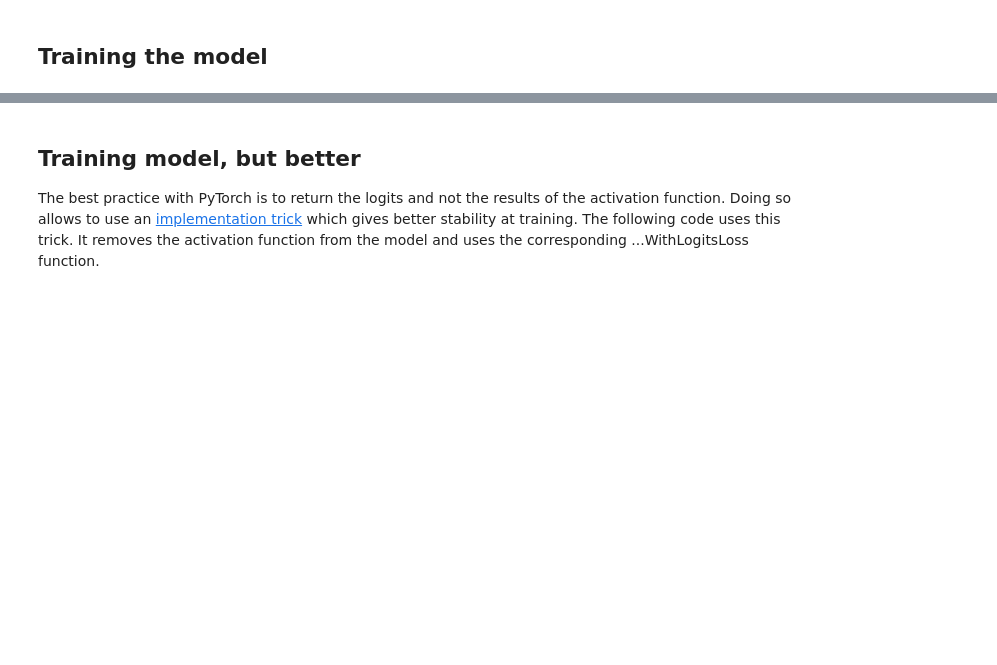
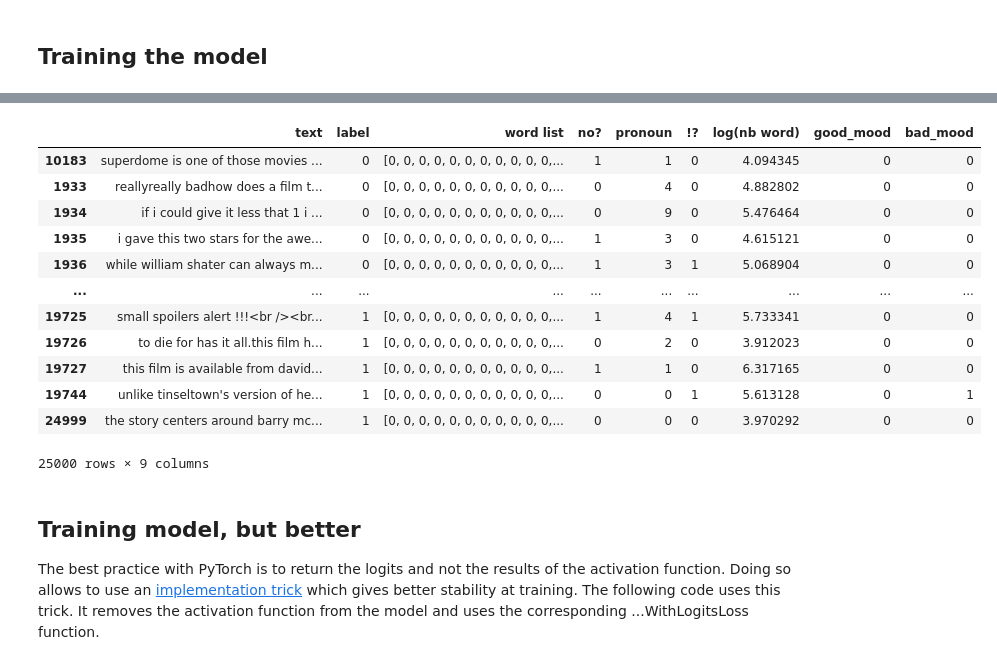
Before and after one commit to meliioko/nlp_tp_2, a Jupyter notebook: logistic_regression_pytorch.ipynb, the cells around one changed output, grey strips where cells are left out. Saved outputs shown, nothing was run; the diff lists cells and outputs as text; code cells hidden in the pictures; blank space fills up the shorter version.

```diff
--- a/logistic_regression_pytorch.ipynb
+++ b/logistic_regression_pytorch.ipynb
@@ -320,3 +343,19 @@ model.classifier[0].state_dict()["weight"], model.classifier[0].state_dict()["bi
+# %%
+data_set.sort_values(by="label")
+# %% [output]
+|  | text | label | word list | no? | pronoun | !? | log(nb word) | good_mood | bad_mood |
+| 10183 | superdome is one of those movies ... | 0 | [0, 0, 0, 0, 0, 0, 0, 0, 0, 0, 0,... | 1 | 1 | 0 | 4.094345 | 0 | 0 |
+| 1933 | reallyreally badhow does a film t... | 0 | [0, 0, 0, 0, 0, 0, 0, 0, 0, 0, 0,... | 0 | 4 | 0 | 4.882802 | 0 | 0 |
+| 1934 | if i could give it less that 1 i ... | 0 | [0, 0, 0, 0, 0, 0, 0, 0, 0, 0, 0,... | 0 | 9 | 0 | 5.476464 | 0 | 0 |
+| 1935 | i gave this two stars for the awe... | 0 | [0, 0, 0, 0, 0, 0, 0, 0, 0, 0, 0,... | 1 | 3 | 0 | 4.615121 | 0 | 0 |
+| 1936 | while william shater can always m... | 0 | [0, 0, 0, 0, 0, 0, 0, 0, 0, 0, 0,... | 1 | 3 | 1 | 5.068904 | 0 | 0 |
+| ... | ... | ... | ... | ... | ... | ... | ... | ... | ... |
+| 19725 | small spoilers alert !!!<br /><br... | 1 | [0, 0, 0, 0, 0, 0, 0, 0, 0, 0, 0,... | 1 | 4 | 1 | 5.733341 | 0 | 0 |
+| 19726 | to die for has it all.this film h... | 1 | [0, 0, 0, 0, 0, 0, 0, 0, 0, 0, 0,... | 0 | 2 | 0 | 3.912023 | 0 | 0 |
+| 19727 | this film is available from david... | 1 | [0, 0, 0, 0, 0, 0, 0, 0, 0, 0, 0,... | 1 | 1 | 0 | 6.317165 | 0 | 0 |
+| 19744 | unlike tinseltown's version of he... | 1 | [0, 0, 0, 0, 0, 0, 0, 0, 0, 0, 0,... | 0 | 0 | 1 | 5.613128 | 0 | 1 |
+| 24999 | the story centers around barry mc... | 1 | [0, 0, 0, 0, 0, 0, 0, 0, 0, 0, 0,... | 0 | 0 | 0 | 3.970292 | 0 | 0 |
+25000 rows × 9 columns
 # %% [markdown]
 ## Training model, but better
 
```
Also changed, not shown: parts of 21 cells of this notebook, 1 other file.
